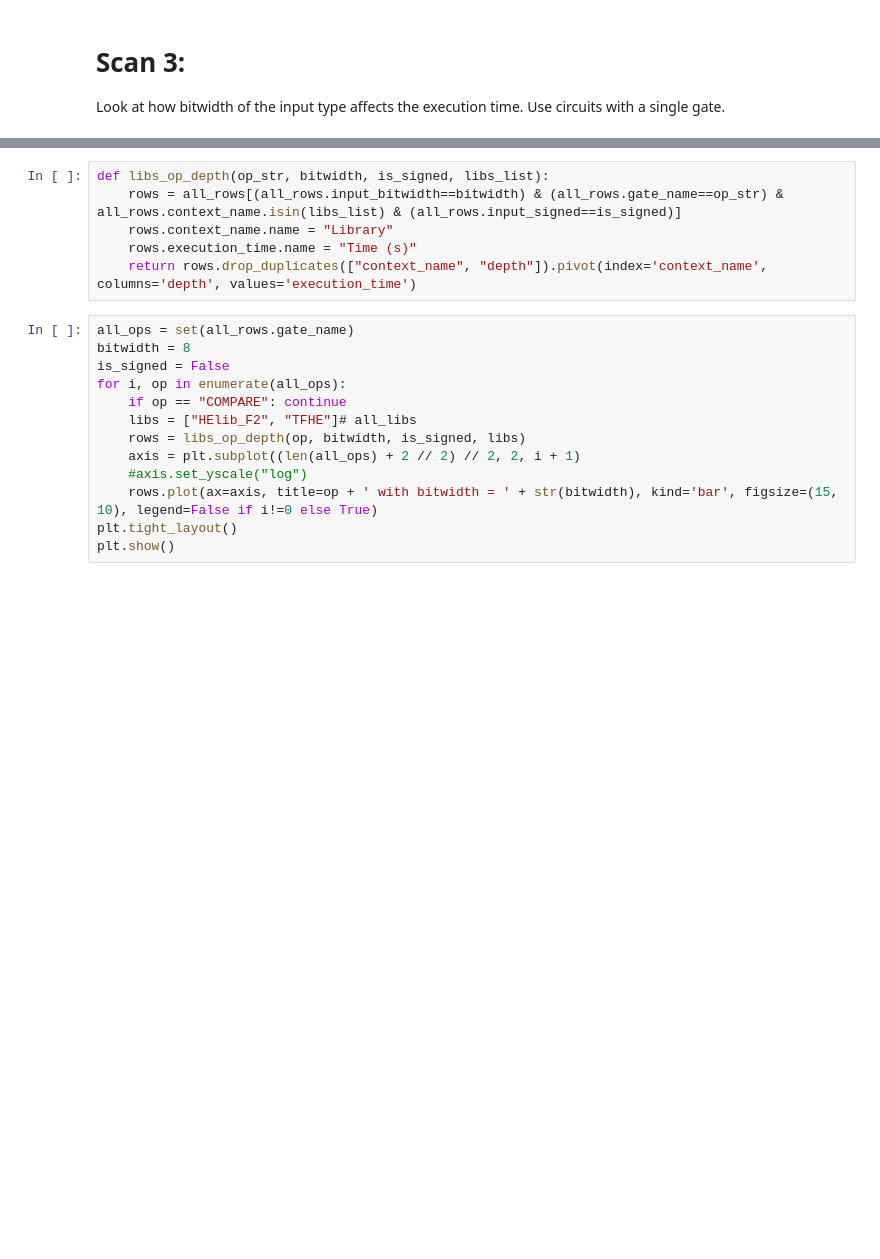
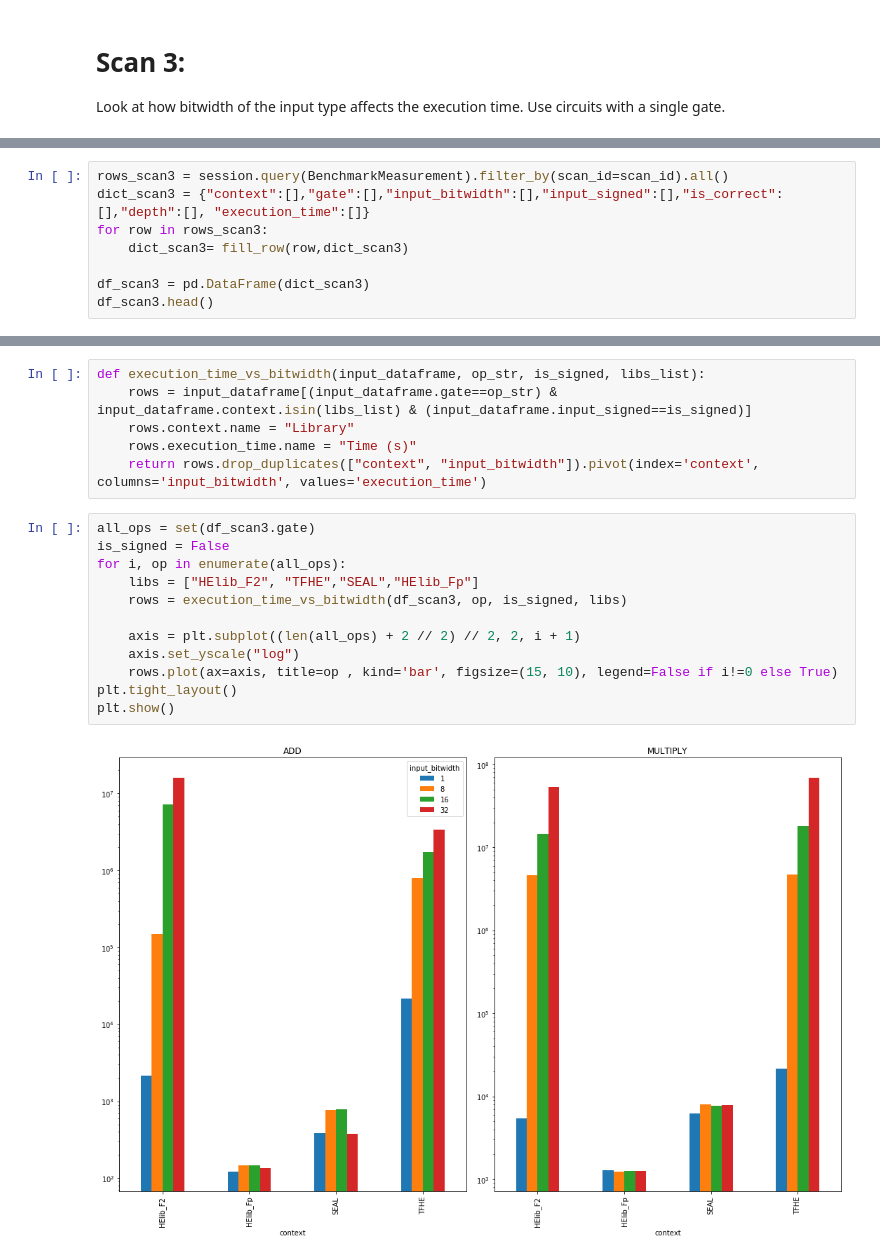
Before and after one commit to alan-turing-institute/SHEEP, a Jupyter notebook: frontend/notebooks/Low-level-benchmarks.ipynb, the cells around one changed output, grey strips where cells are left out. Drawn from its saved outputs; the diff is of its cells as text; blank space fills up the shorter version.

```diff
--- a/frontend/notebooks/Low-level-benchmarks.ipynb
+++ b/frontend/notebooks/Low-level-benchmarks.ipynb
@@ -272,0 +279,8 @@ HElib_F2 and TFHE both deal with binary arrays, and by default bootstrap for eve
+# %%
+rows_scan3 = session.query(BenchmarkMeasurement).filter_by(scan_id=scan_id).all()
+dict_scan3 = {"context":[],"gate":[],"input_bitwidth":[],"input_signed":[],"is_correct":[],"depth":[], "execution_time":[]}
+for row in rows_scan3:
+    dict_scan3= fill_row(row,dict_scan3)
+
+df_scan3 = pd.DataFrame(dict_scan3)
+df_scan3.head()
@@ -273,19 +305,20 @@ HElib_F2 and TFHE both deal with binary arrays, and by default bootstrap for eve
 # %%
-def libs_op_depth(op_str, bitwidth, is_signed, libs_list):
-    rows = all_rows[(all_rows.input_bitwidth==bitwidth) & (all_rows.gate_name==op_str) & all_rows.context_name.isin(libs_list) & (all_rows.input_signed==is_signed)]
-    rows.context_name.name = "Library"
+def execution_time_vs_bitwidth(input_dataframe, op_str, is_signed, libs_list):
+    rows = input_dataframe[(input_dataframe.gate==op_str) & input_dataframe.context.isin(libs_list) & (input_dataframe.input_signed==is_signed)]
+    rows.context.name = "Library"
     rows.execution_time.name = "Time (s)"
-    return rows.drop_duplicates(["context_name", "depth"]).pivot(index='context_name', columns='depth', values='execution_time')
+    return rows.drop_duplicates(["context", "input_bitwidth"]).pivot(index='context', columns='input_bitwidth', values='execution_time')
 # %%
-all_ops = set(all_rows.gate_name)
-bitwidth = 8
+all_ops = set(df_scan3.gate)
 is_signed = False
 for i, op in enumerate(all_ops):
-    if op == "COMPARE": continue
-    libs = ["HElib_F2", "TFHE"]# all_libs
-    rows = libs_op_depth(op, bitwidth, is_signed, libs)
+    libs = ["HElib_F2", "TFHE","SEAL","HElib_Fp"]
+    rows = execution_time_vs_bitwidth(df_scan3, op, is_signed, libs)
+
     axis = plt.subplot((len(all_ops) + 2 // 2) // 2, 2, i + 1)
-    #axis.set_yscale("log")
-    rows.plot(ax=axis, title=op + ' with bitwidth = ' + str(bitwidth), kind='bar', figsize=(15, 10), legend=False if i!=0 else True)
+    axis.set_yscale("log")
+    rows.plot(ax=axis, title=op , kind='bar', figsize=(15, 10), legend=False if i!=0 else True)
 plt.tight_layout()
 plt.show()
+# %% [output]
+[figure, added]
```
Also changed, not shown: parts of 15 cells of this notebook, 5 other files.
